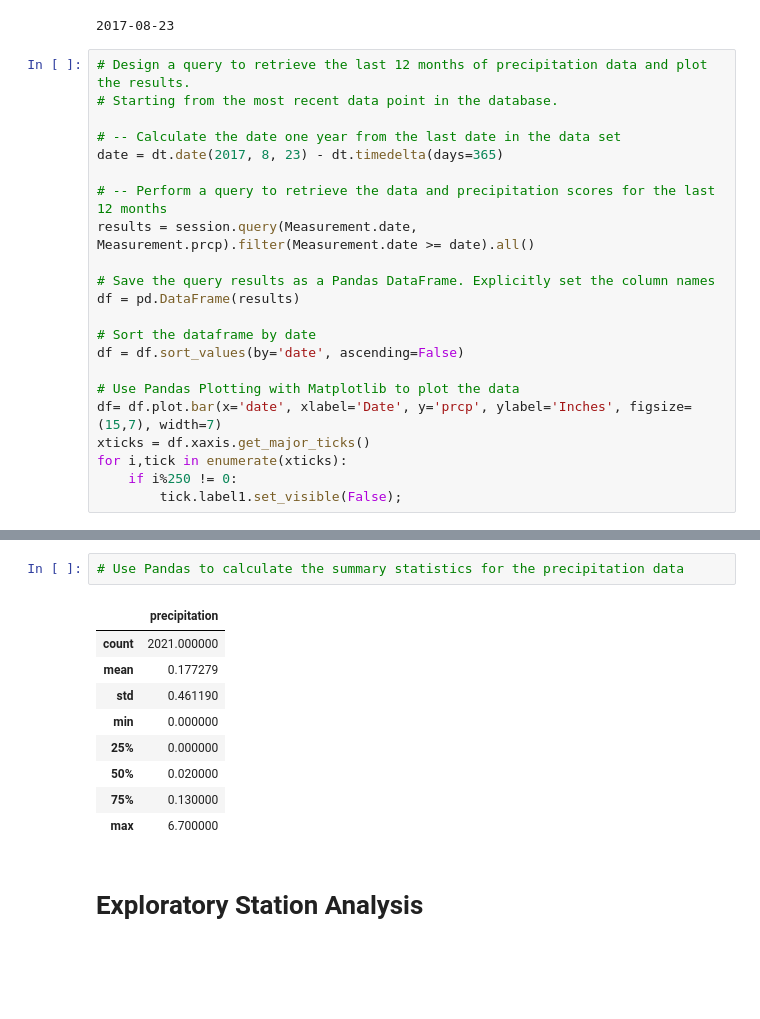
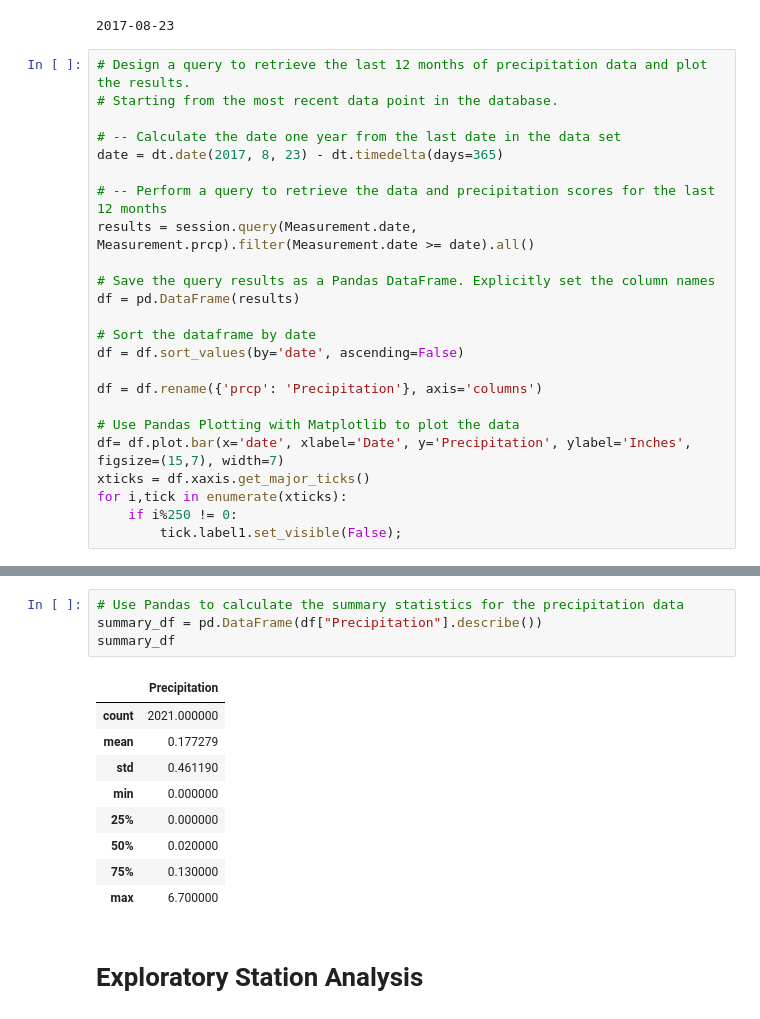
Before and after one commit to acwalker5875/sqlalchemy-challenge, a Jupyter notebook: SurfsUp/climate_solution.ipynb, the cells around one changed output, grey strips where cells are left out. Drawn from its saved outputs; the diff is of its cells as text; blank space fills up the shorter version.

```diff
--- a/SurfsUp/climate_solution.ipynb
+++ b/SurfsUp/climate_solution.ipynb
@@ -83,8 +83,10 @@ df = pd.DataFrame(results)
 # Sort the dataframe by date
 df = df.sort_values(by='date', ascending=False)
 
+df = df.rename({'prcp': 'Precipitation'}, axis='columns')
+
 # Use Pandas Plotting with Matplotlib to plot the data
-df= df.plot.bar(x='date', xlabel='Date', y='prcp', ylabel='Inches', figsize=(15,7), width=7)
+df= df.plot.bar(x='date', xlabel='Date', y='Precipitation', ylabel='Inches', figsize=(15,7), width=7)
 xticks = df.xaxis.get_major_ticks()
 for i,tick in enumerate(xticks):
     if i%250 != 0:
@@ -94,7 +96,9 @@ for i,tick in enumerate(xticks):
 # %%
 # Use Pandas to calculate the summary statistics for the precipitation data
+summary_df = pd.DataFrame(df["Precipitation"].describe())
+summary_df
 # %% [output]
-|  | precipitation |
+|  | Precipitation |
 | count | 2021.000000 |
 | mean | 0.177279 |
 | std | 0.461190 |
```
Also changed, not shown: parts of 6 cells of this notebook.
